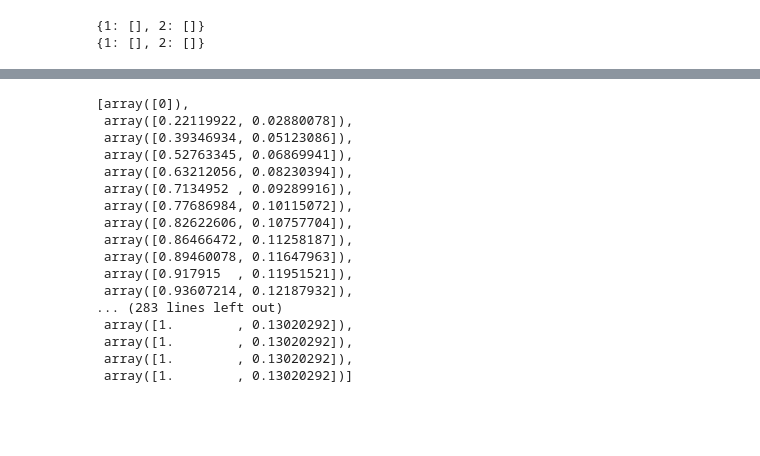
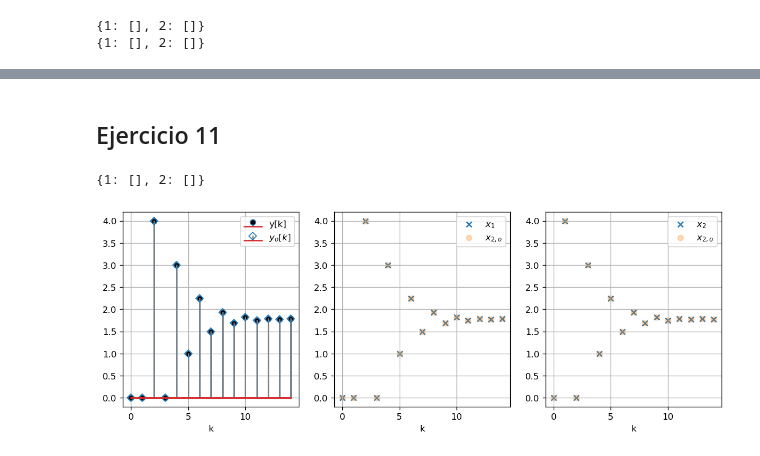
Before and after one commit to LautaroAndresSaez/Trabajos-practicos-controlados, a Jupyter notebook: TP-3/Untitled.ipynb, the cells around one changed output, grey strips where cells are left out. Saved outputs shown, nothing was run; the diff lists cells and outputs as text; code cells hidden in the pictures; blank space fills up the shorter version.

```diff
--- a/TP-3/Untitled.ipynb
+++ b/TP-3/Untitled.ipynb
@@ -307,20 +303,2 @@ plt.grid()
-# %%
-X_1
-# %% [output]
-[array([0]),
- array([0.22119922, 0.02880078]),
- array([0.39346934, 0.05123086]),
- array([0.52763345, 0.06869941]),
- array([0.63212056, 0.08230394]),
- array([0.7134952 , 0.09289916]),
- array([0.77686984, 0.10115072]),
- array([0.82622606, 0.10757704]),
- array([0.86466472, 0.11258187]),
- array([0.89460078, 0.11647963]),
- array([0.917915  , 0.11951521]),
- array([0.93607214, 0.12187932]),
-... (283 lines left out)
- array([1.        , 0.13020292]),
- array([1.        , 0.13020292]),
- array([1.        , 0.13020292]),
- array([1.        , 0.13020292])]
+# %% [markdown]
+## Ejercicio 11
@@ -326,0 +311,47 @@ X_1
+# %%
+n = 15
+k = np.arange( n )
+X0 = np.array( [ 0, 0 ] ).reshape( 2, 1 )
+# %%
+X_1 = []
+X_2 = []
+Y = []
+X = X0
+for i in k:
+    X_1.append( X[0] )
+    X_2.append( X[1] )
+    Y.append( C.dot( X ) )
+    X = Phi_LC.dot( X ) + Gamma
+# %%
+K = np.array( [ 9/5, 2.99 ] ).reshape( 2,1 )
+Xo = dinamic_observer( Phi_LC, Gamma, C, K, Y, n, np.array( [ 0, 0] ).reshape( 2, 1 ) )
+x_do = separate_states( np.array( Xo ), 2 )
+# %% [output]
+{1: [], 2: []}
+# %%
+Yo = []
+for x_o in Xo:
+    Yo.append( C.dot( x_o ) )
+# %%
+alpha = .3
+fig, axs = plt.subplots( 1, 3, figsize=(12, 4) )
+markerline, stemlines, baseline = axs[0].stem( k, Y, label='y[k]', linefmt=None )
+
+markerline.set_markerfacecolor( 'k' )
+
+markerline, stemlines, baseline = axs[0].stem( k, Yo, label='$y_o[k]$', linefmt='grey', markerfmt='D' )
+markerline.set_markerfacecolor('none')
+axs[1].scatter( k, X_1, marker='x', label='$x_1$' )
+axs[2].scatter( k, X_2, marker='x', label='$x_2$' )
+axs[1].scatter( k, x_do[1], label='$x_{2,o}$', alpha=alpha )
+axs[2].scatter( k, x_do[2], label='$x_{2,o}$', alpha=alpha )
+
+
+for ax in axs:
+    ax.grid()
+    ax.set_xlabel( 'k' )
+    ax.legend()
+
+plt.savefig( save_path( '11-c-d' ) )
+# %% [output]
+[figure, added]
```
Also changed, not shown: parts of 4 cells of this notebook, 19 other files.
